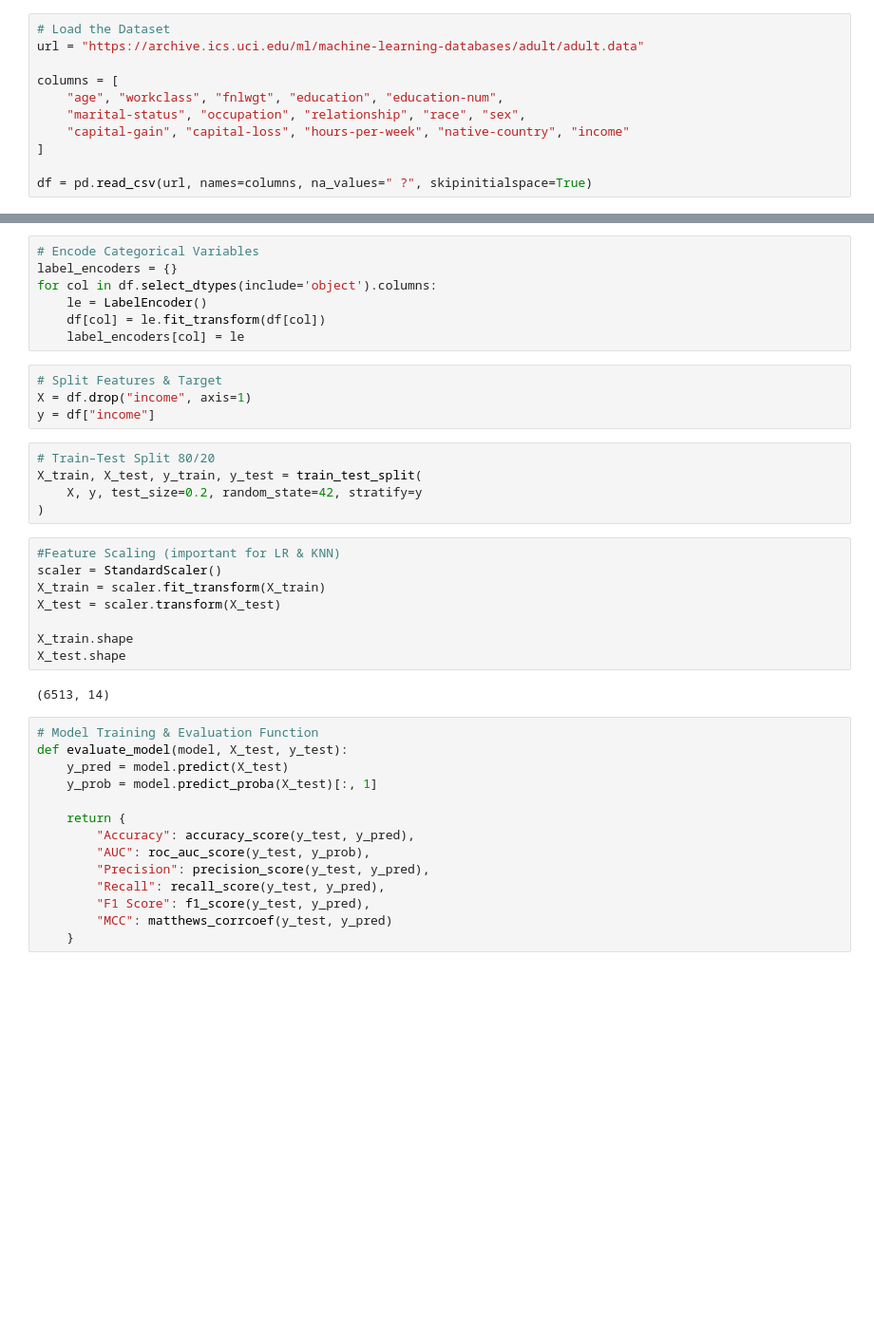
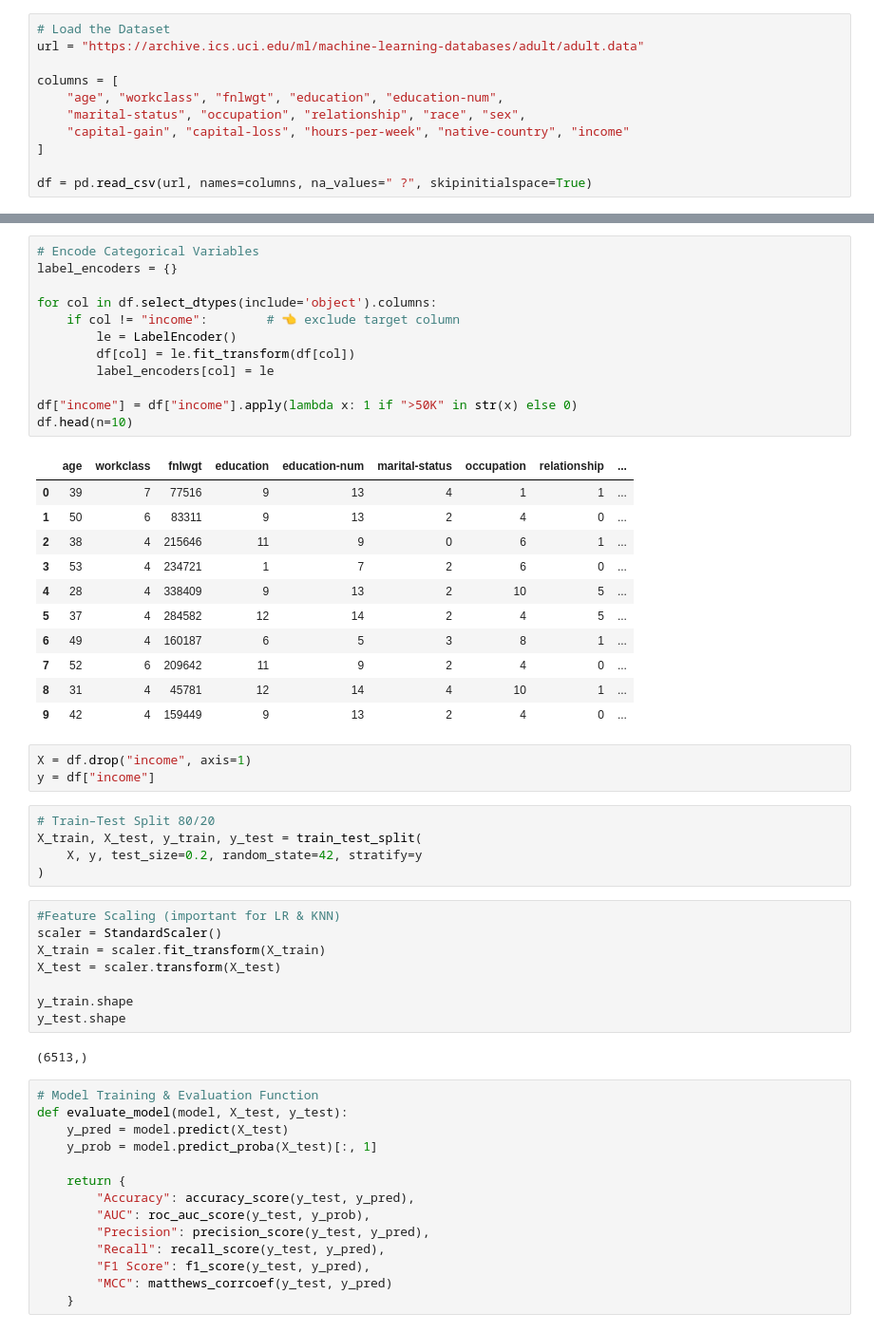
Before and after one commit to 2025aa05401/2025AA05401_ML_Assignment_2, a Jupyter notebook: model/ML_assignment_2.ipynb, the cells around one changed output, grey strips where cells are left out. Shown at 95% size. Cells and saved outputs as stored; diff of their text form; blank space fills up the shorter version.

```diff
--- a/model/ML_assignment_2.ipynb
+++ b/model/ML_assignment_2.ipynb
@@ -46,12 +51,28 @@ df.head()
 # %%
 # Encode Categorical Variables
 label_encoders = {}
+
 for col in df.select_dtypes(include='object').columns:
-    le = LabelEncoder()
-    df[col] = le.fit_transform(df[col])
-    label_encoders[col] = le
+    if col != "income":        # 👈 exclude target column
+        le = LabelEncoder()
+        df[col] = le.fit_transform(df[col])
+        label_encoders[col] = le
+
+df["income"] = df["income"].apply(lambda x: 1 if ">50K" in str(x) else 0)
+df.head(n=10)
+# %% [output]
+|  | age | workclass | fnlwgt | education | education-num | marital-status | occupation | relationship | ... |
+| 0 | 39 | 7 | 77516 | 9 | 13 | 4 | 1 | 1 | ... |
+| 1 | 50 | 6 | 83311 | 9 | 13 | 2 | 4 | 0 | ... |
+| 2 | 38 | 4 | 215646 | 11 | 9 | 0 | 6 | 1 | ... |
+| 3 | 53 | 4 | 234721 | 1 | 7 | 2 | 6 | 0 | ... |
+| 4 | 28 | 4 | 338409 | 9 | 13 | 2 | 10 | 5 | ... |
+| 5 | 37 | 4 | 284582 | 12 | 14 | 2 | 4 | 5 | ... |
+| 6 | 49 | 4 | 160187 | 6 | 5 | 3 | 8 | 1 | ... |
+| 7 | 52 | 6 | 209642 | 11 | 9 | 2 | 4 | 0 | ... |
+| 8 | 31 | 4 | 45781 | 12 | 14 | 4 | 10 | 1 | ... |
+| 9 | 42 | 4 | 159449 | 9 | 13 | 2 | 4 | 0 | ... |
 # %%
-# Split Features & Target
 X = df.drop("income", axis=1)
 y = df["income"]
 # %%
@@ -65,10 +86,10 @@ scaler = StandardScaler()
 X_train = scaler.fit_transform(X_train)
 X_test = scaler.transform(X_test)
 
-X_train.shape
-X_test.shape
+y_train.shape
+y_test.shape
 # %% [output]
-(6513, 14)
+(6513,)
 # %%
 # Model Training & Evaluation Function
 def evaluate_model(model, X_test, y_test):
```
Also changed, not shown: parts of 1 cell of this notebook.
